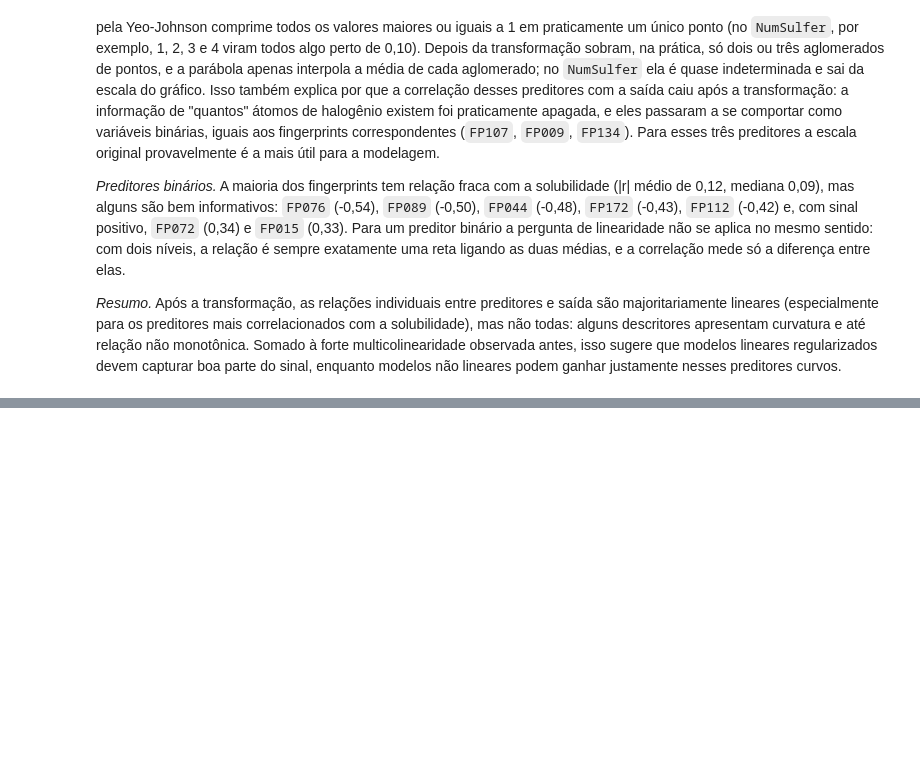
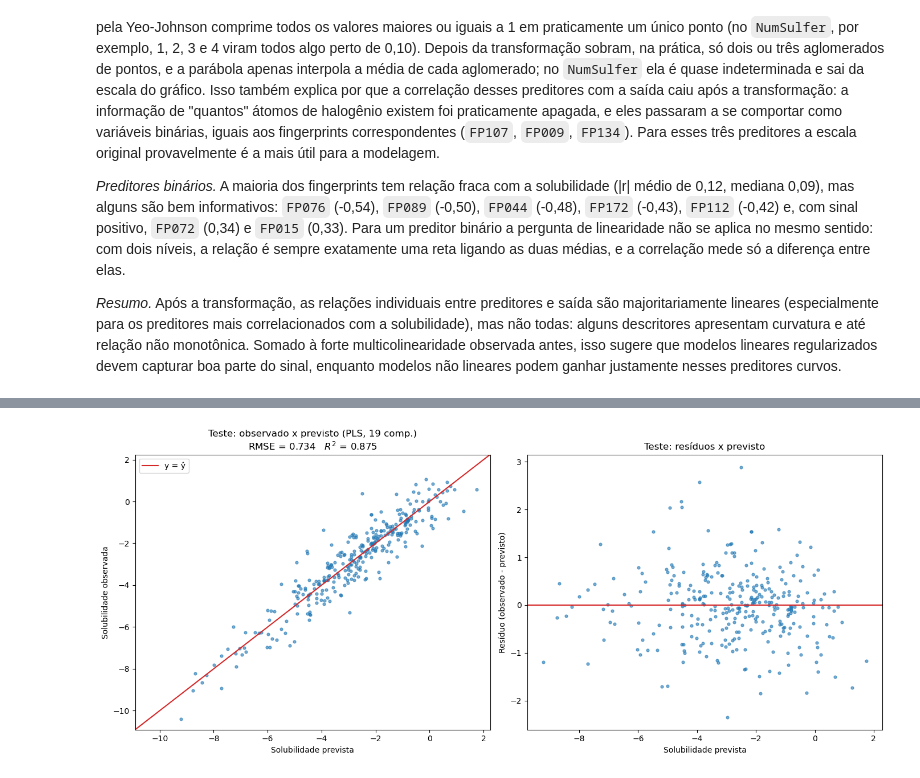
Before and after one commit to alissonjsb4/applied-computational-intelligence, a Jupyter notebook: homework02/homework2.ipynb, the cells around one changed output, grey strips where cells are left out. Cells and saved outputs as stored; diff of their text form; code cells hidden in the pictures; blank space fills up the shorter version.

```diff
--- a/homework02/homework2.ipynb
+++ b/homework02/homework2.ipynb
@@ -568,0 +820,26 @@ boa parte do sinal, enquanto modelos não lineares podem ganhar justamente nesse
+# %%
+residuos_teste = y_teste.values - y_previsto_teste
+limites = [min(y_teste.min(), y_previsto_teste.min()) - 0.5, max(y_teste.max(), y_previsto_teste.max()) + 0.5]
+
+fig, axes = plt.subplots(1, 2, figsize=(14, 6))
+axes[0].scatter(y_previsto_teste, y_teste, s=12, alpha=0.6)
+axes[0].plot(limites, limites, color='tab:red', lw=1.5, label='y = ŷ')
+axes[0].set_xlim(limites)
+axes[0].set_ylim(limites)
+axes[0].set_xlabel('Solubilidade prevista')
+axes[0].set_ylabel('Solubilidade observada')
+axes[0].set_title('Teste: observado x previsto (PLS, %d comp.)\nRMSE = %.3f   $R^2$ = %.3f'
+                  % (A_otimo, rmse(y_teste.values, y_previsto_teste), r2(y_teste.values, y_previsto_teste)))
+axes[0].legend()
+
+axes[1].scatter(y_previsto_teste, residuos_teste, s=12, alpha=0.6)
+axes[1].axhline(0, color='tab:red', lw=1.5)
+axes[1].set_xlabel('Solubilidade prevista')
+axes[1].set_ylabel('Resíduo (observado - previsto)')
+axes[1].set_title('Teste: resíduos x previsto')
+
+plt.tight_layout()
+salvar_figura('pls_teste')
+plt.show()
+# %% [output]
+[figure, added]
```
Also changed, not shown: parts of 33 cells of this notebook, 5 other files.
